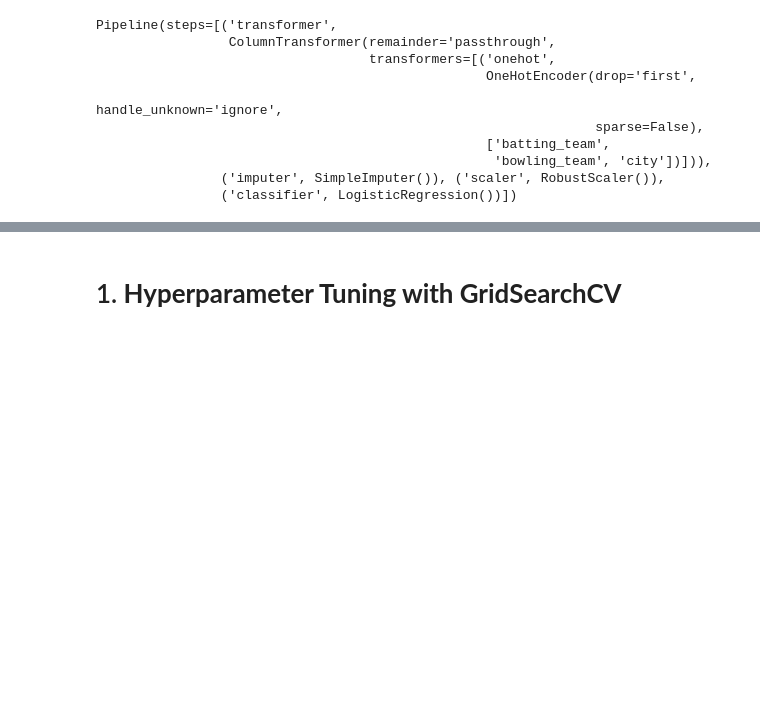
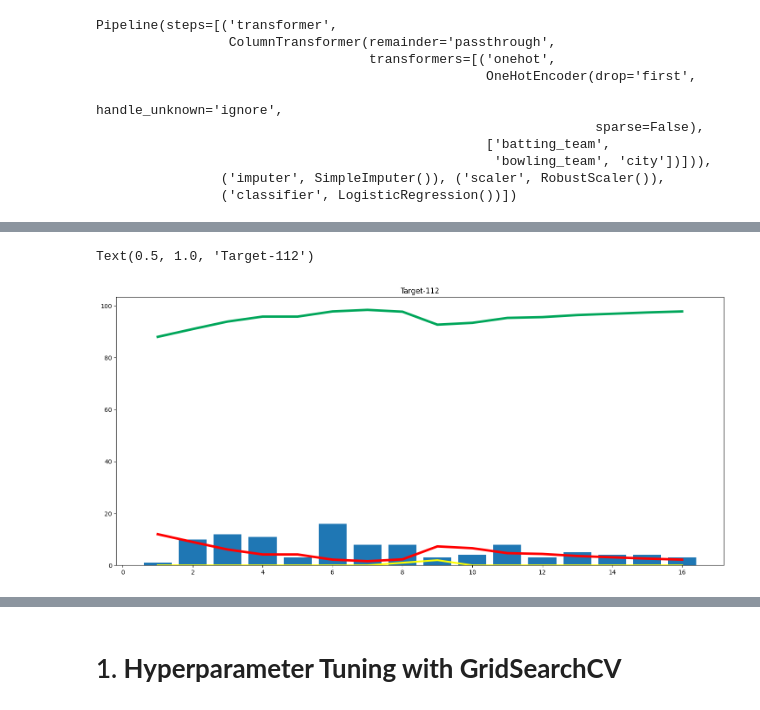
Before and after one commit to jalilrohi1/IplWinPredict, a Jupyter notebook: ML_IPL.ipynb, the cells around one changed output, grey strips where cells are left out. Drawn from its saved outputs; the diff is of its cells as text; code cells hidden in the pictures; blank space fills up the shorter version.

```diff
--- a/ML_IPL.ipynb
+++ b/ML_IPL.ipynb
@@ -1250,15 +1254,15 @@ Pipeline(steps=[('transformer',
                 ('imputer', SimpleImputer()), ('scaler', RobustScaler()),
                 ('classifier', LogisticRegression())])
 # %%
-def match_progression(pipe):
-    match_id = 335982
-    match = delivery_df[delivery_df['match_id'] == match_id]
+def match_progression(x_df,match_id,pipe):
+    match = x_df[x_df['match_id'] == match_id]
     match = match[(match['ball'] == 6)]
     temp_df = match[['batting_team','bowling_team','city','runs_left','balls_left','wicketsOnHand','total_runs_x','crr','rrr']].dropna()
-    temp_df[0, 7] = np.finfo(np.float32).max
-    temp_df = temp_df[temp_df['balls_left'] != 0]
-    temp_df['crr'].fillna(0, inplace=True)
-    temp_df['rrr'].fillna(0, inplace=True)
+    temp_df = temp_df[temp_df['balls_left'] != 0]  # Ensure no division by zero in 'rrr' calculation
+
+    # Replace infinite values in the entire DataFrame before prediction
+    temp_df.replace([np.inf, -np.inf], np.nan, inplace=True)
+
     result = pipe.predict_proba(temp_df)
     temp_df['lose'] = np.round(result.T[0]*100,1)
     temp_df['win'] = np.round(result.T[1]*100,1)
@@ -1295,0 +1324,3 @@ plt.title('Target-' + str(target))
+# %%
+temp_df,target = match_progression(delivery_df,548306,pipelinePred)
+temp_df
@@ -1295,0 +1346,10 @@ plt.title('Target-' + str(target))
+# %%
+plt.figure(figsize=(18,8))
+plt.plot(temp_df['end_of_over'],temp_df['wickets_in_over'],color='yellow',linewidth=3)
+plt.plot(temp_df['end_of_over'],temp_df['win'],color='#00a65a',linewidth=4)
+plt.plot(temp_df['end_of_over'],temp_df['lose'],color='red',linewidth=4)
+plt.bar(temp_df['end_of_over'],temp_df['runs_after_over'])
+plt.title('Target-' + str(target))
+# %% [output]
+Text(0.5, 1.0, 'Target-112')
+[figure, added]
```
Also changed, not shown: parts of 58 cells of this notebook.
